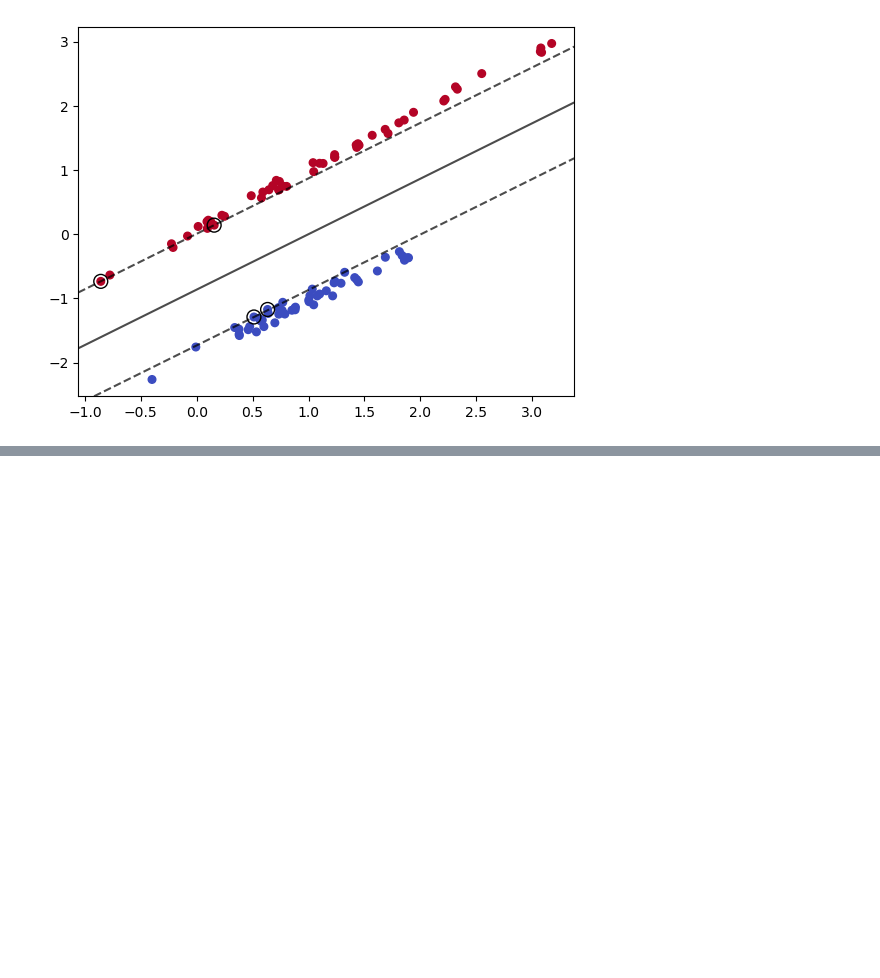
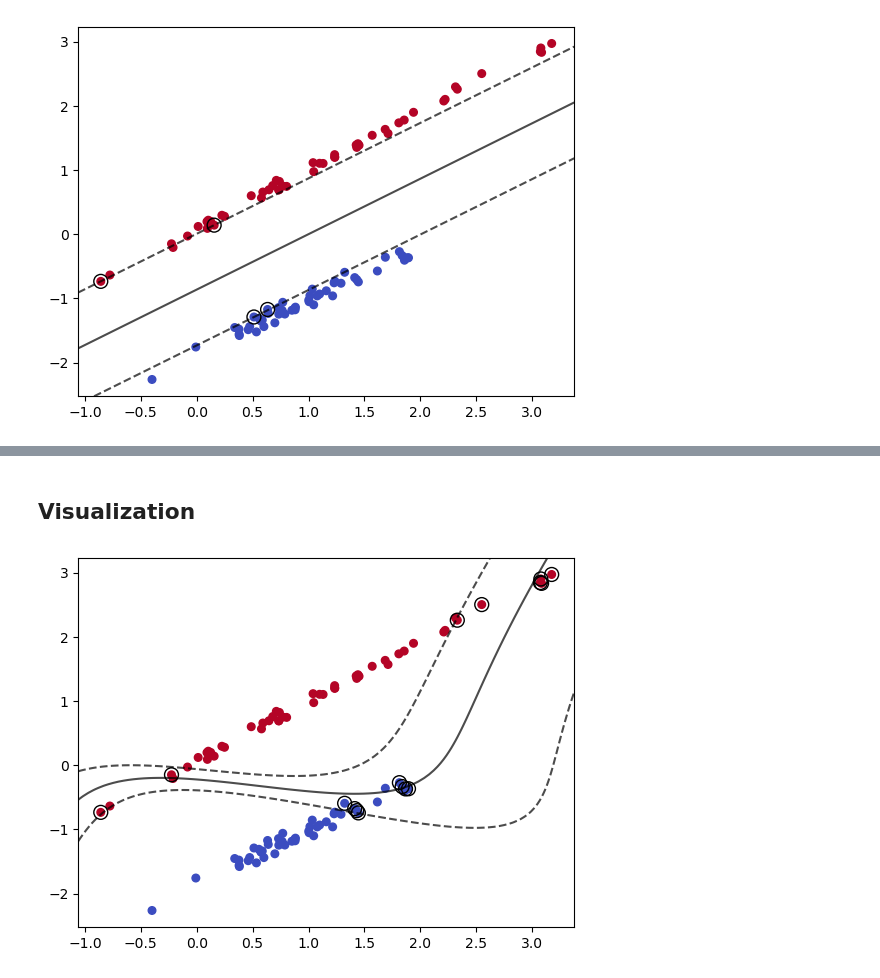
Before and after one commit to snishu1992/ML-Practice, a Jupyter notebook: 05-SVM.ipynb, the cells around one changed output, grey strips where cells are left out. Drawn from its saved outputs; the diff is of its cells as text; code cells hidden in the pictures; blank space fills up the shorter version.

```diff
--- a/05-SVM.ipynb
+++ b/05-SVM.ipynb
@@ -102,0 +203,6 @@ array([0, 0, 1, 0, 0, 0, 0, 1, 0, 1, 0, 0, 1, 1, 1, 0, 0, 1, 1, 1, 0, 1,
+# %% [markdown]
+## Visualization
+# %%
+plot_decision_boundary(X, y, model)
+# %% [output]
+[figure, added]
```
Also changed, not shown: parts of 27 cells of this notebook.
